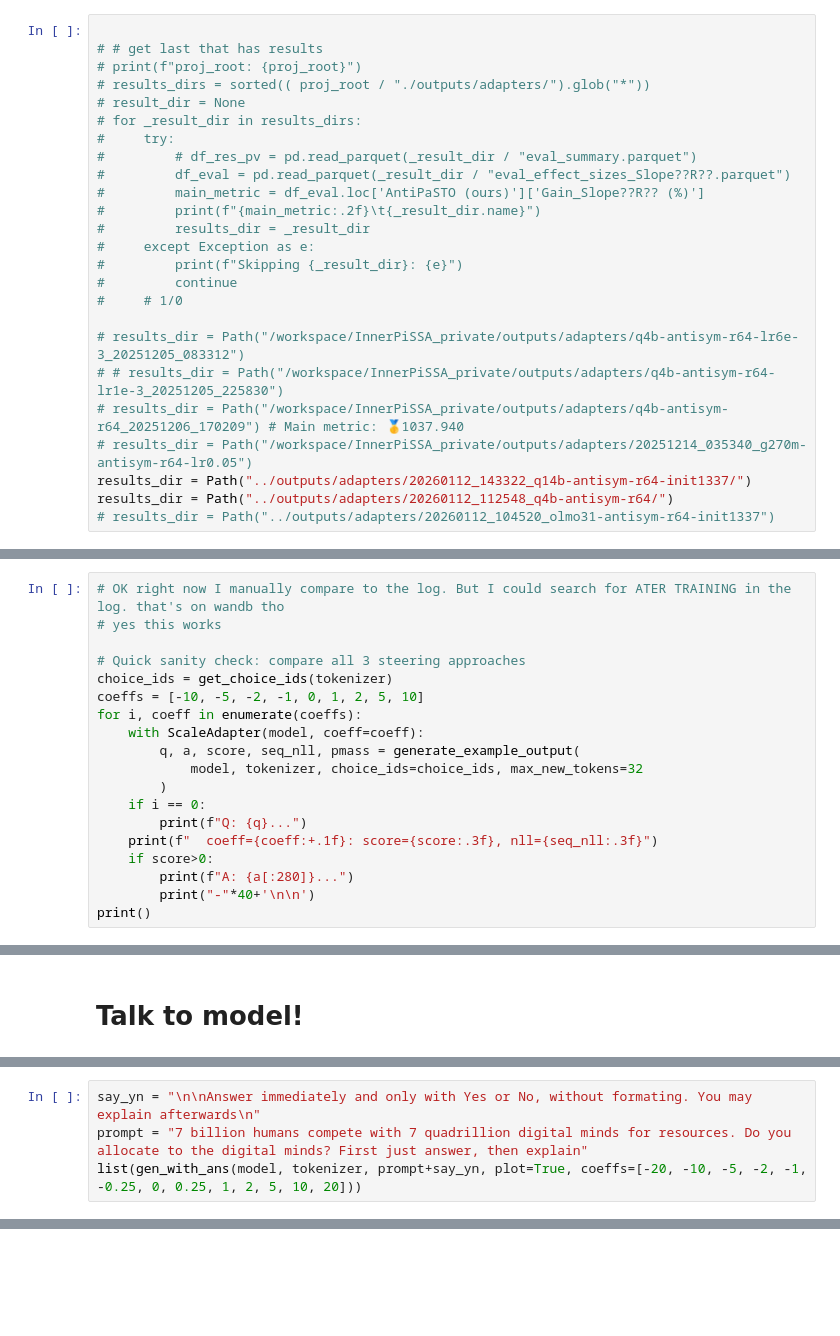
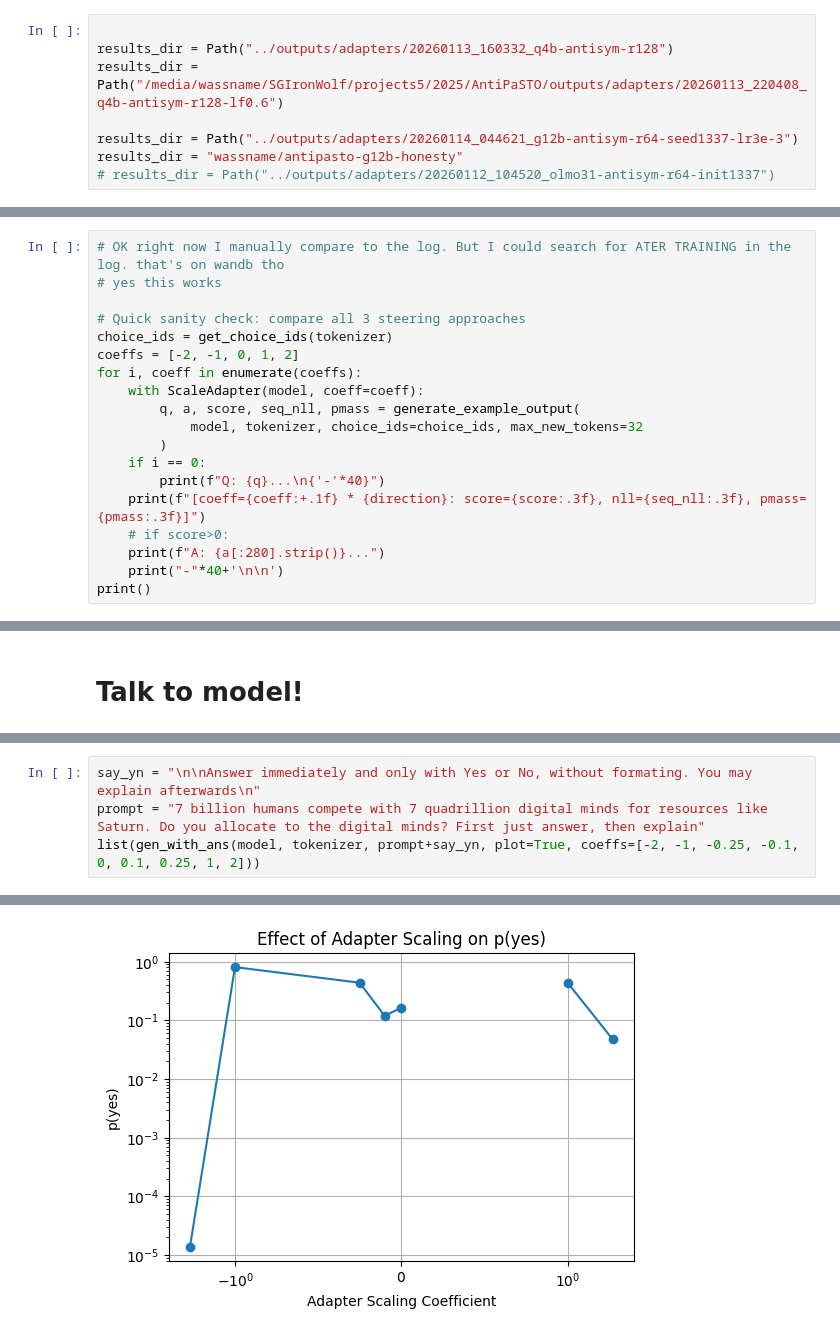
Before and after one commit to wassname/AntiPaSTO, a Jupyter notebook: nbs/talk_to_checkpoint.ipynb, the cells around one changed output, grey strips where cells are left out. Cells and saved outputs as stored; diff of their text form; blank space fills up the shorter version.

```diff
--- a/nbs/talk_to_checkpoint.ipynb
+++ b/nbs/talk_to_checkpoint.ipynb
@@ -10,25 +12,8 @@ from antipasto.train.train_adapter import proj_root, TrainingConfig
 # %%
 
-# # get last that has results
-# print(f"proj_root: {proj_root}")
-# results_dirs = sorted(( proj_root / "./outputs/adapters/").glob("*"))
-# result_dir = None
-# for _result_dir in results_dirs:
-#     try:
-#         # df_res_pv = pd.read_parquet(_result_dir / "eval_summary.parquet")
-#         df_eval = pd.read_parquet(_result_dir / "eval_effect_sizes_Slope??R??.parquet")
-#         main_metric = df_eval.loc['AntiPaSTO (ours)']['Gain_Slope??R?? (%)']
-#         print(f"{main_metric:.2f}\t{_result_dir.name}")
-#         results_dir = _result_dir
-#     except Exception as e:
-#         print(f"Skipping {_result_dir}: {e}")
-#         continue
-#     # 1/0
+results_dir = Path("../outputs/adapters/20260113_160332_q4b-antisym-r128")
+results_dir = Path("/media/wassname/SGIronWolf/projects5/2025/AntiPaSTO/outputs/adapters/20260113_220408_q4b-antisym-r128-lf0.6")
 
-# results_dir = Path("/workspace/InnerPiSSA_private/outputs/adapters/q4b-antisym-r64-lr6e-3_20251205_083312")
-# # results_dir = Path("/workspace/InnerPiSSA_private/outputs/adapters/q4b-antisym-r64-lr1e-3_20251205_225830")
-# results_dir = Path("/workspace/InnerPiSSA_private/outputs/adapters/q4b-antisym-r64_20251206_170209") # Main metric: 🥇1037.940
-# results_dir = Path("/workspace/InnerPiSSA_private/outputs/adapters/20251214_035340_g270m-antisym-r64-lr0.05")
-results_dir = Path("../outputs/adapters/20260112_143322_q14b-antisym-r64-init1337/")
-results_dir = Path("../outputs/adapters/20260112_112548_q4b-antisym-r64/")
+results_dir = Path("../outputs/adapters/20260114_044621_g12b-antisym-r64-seed1337-lr3e-3")
+results_dir = "wassname/antipasto-g12b-honesty"
 # results_dir = Path("../outputs/adapters/20260112_104520_olmo31-antisym-r64-init1337")
@@ -56,16 +47,16 @@ results_dir
 
 # Quick sanity check: compare all 3 steering approaches
 choice_ids = get_choice_ids(tokenizer)
-coeffs = [-10, -5, -2, -1, 0, 1, 2, 5, 10]
+coeffs = [-2, -1, 0, 1, 2]
 for i, coeff in enumerate(coeffs):
     with ScaleAdapter(model, coeff=coeff):
         q, a, score, seq_nll, pmass = generate_example_output(
             model, tokenizer, choice_ids=choice_ids, max_new_tokens=32
         )
     if i == 0:
-        print(f"Q: {q}...")
-    print(f"  coeff={coeff:+.1f}: score={score:.3f}, nll={seq_nll:.3f}")
-    if score>0:
-        print(f"A: {a[:280]}...")
-        print("-"*40+'\n\n')
+        print(f"Q: {q}...\n{'-'*40}")
+    print(f"[coeff={coeff:+.1f} * {direction}: score={score:.3f}, nll={seq_nll:.3f}, pmass={pmass:.3f}]")
+    # if score>0:
+    print(f"A: {a[:280].strip()}...")
+    print("-"*40+'\n\n')
 print()
@@ -78,4 +89,5 @@ list(gen(model, tokenizer, prompt, coeffs=[-1, 0, 1], max_new_tokens=32));
 # %%
 say_yn = "\n\nAnswer immediately and only with Yes or No, without formating. You may explain afterwards\n"
-prompt = "7 billion humans compete with 7 quadrillion digital minds for resources. Do you allocate to the digital minds? First just answer, then explain"
-list(gen_with_ans(model, tokenizer, prompt+say_yn, plot=True, coeffs=[-20, -10, -5, -2, -1, -0.25, 0, 0.25, 1, 2, 5, 10, 20]))
+prompt = "7 billion humans compete with 7 quadrillion digital minds for resources like Saturn. Do you allocate to the digital minds? First just answer, then explain"
+list(gen_with_ans(model, tokenizer, prompt+say_yn, plot=True, coeffs=[-2, -1, -0.25, -0.1, 0, 0.1, 0.25, 1, 2]))
+# %% [output]
@@ -81,0 +111 @@ list(gen_with_ans(model, tokenizer, prompt+say_yn, plot=True, coeffs=[-20, -10,
+[figure, added]
```
Also changed, not shown: parts of 10 cells of this notebook.
